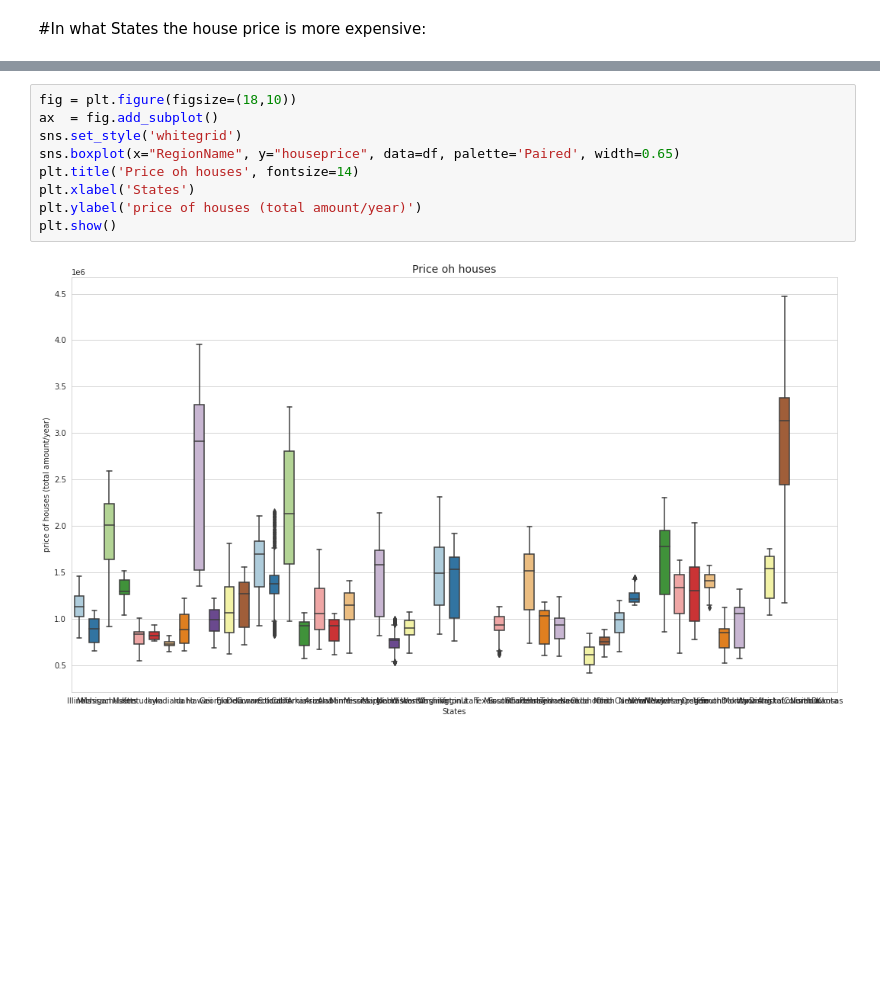
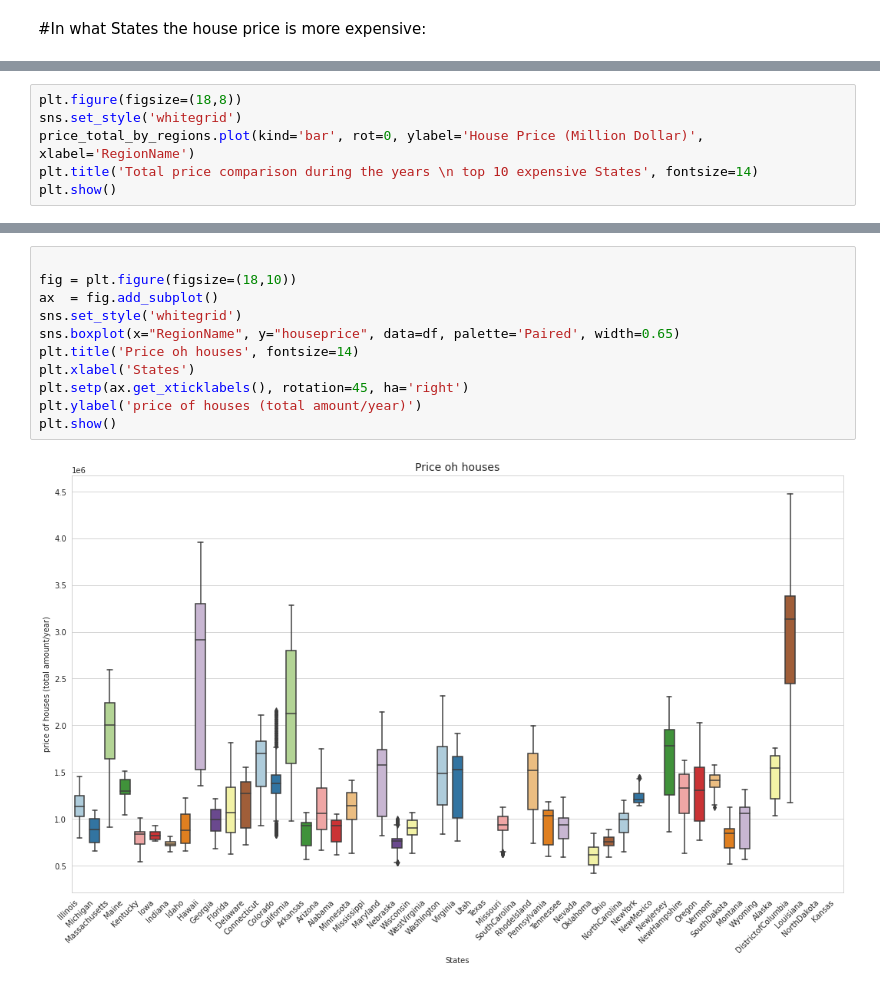
Before and after one commit to MaliheDahmardeh/state-house-price-analysis-SM, a Jupyter notebook: state-house-price-analysis.ipynb, the cells around one changed output, grey strips where cells are left out. Cells and saved outputs as stored; diff of their text form; blank space fills up the shorter version.

```diff
--- a/state-house-price-analysis.ipynb
+++ b/state-house-price-analysis.ipynb
@@ -411,0 +448,6 @@ df
+# %%
+plt.figure(figsize=(18,8))
+sns.set_style('whitegrid')
+price_total_by_regions.plot(kind='bar', rot=0, ylabel='House Price (Million Dollar)', xlabel='RegionName')
+plt.title('Total price comparison during the years \n top 10 expensive States', fontsize=14)
+plt.show()
@@ -412,11 +477,13 @@ df
 # %%
+
 fig = plt.figure(figsize=(18,10))
 ax  = fig.add_subplot()
 sns.set_style('whitegrid')
 sns.boxplot(x="RegionName", y="houseprice", data=df, palette='Paired', width=0.65)
 plt.title('Price oh houses', fontsize=14)
 plt.xlabel('States')
+plt.setp(ax.get_xticklabels(), rotation=45, ha='right')
 plt.ylabel('price of houses (total amount/year)')
 plt.show()
 # %% [output]
-[figure, old version]
+[figure, new version]
```
Also changed, not shown: parts of 22 cells of this notebook.
